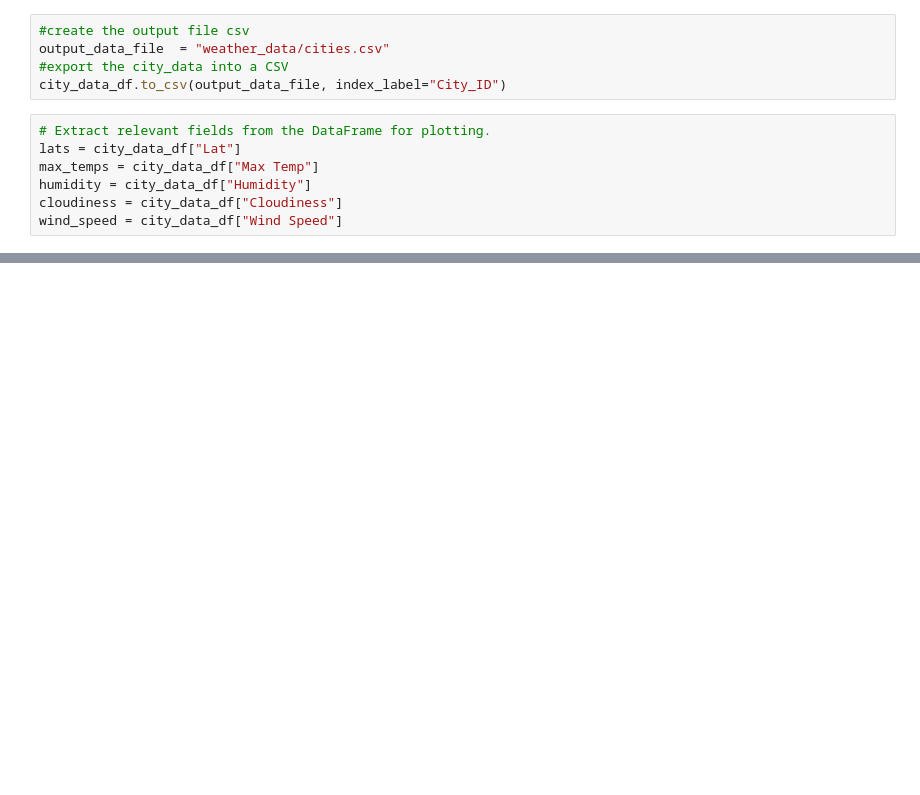
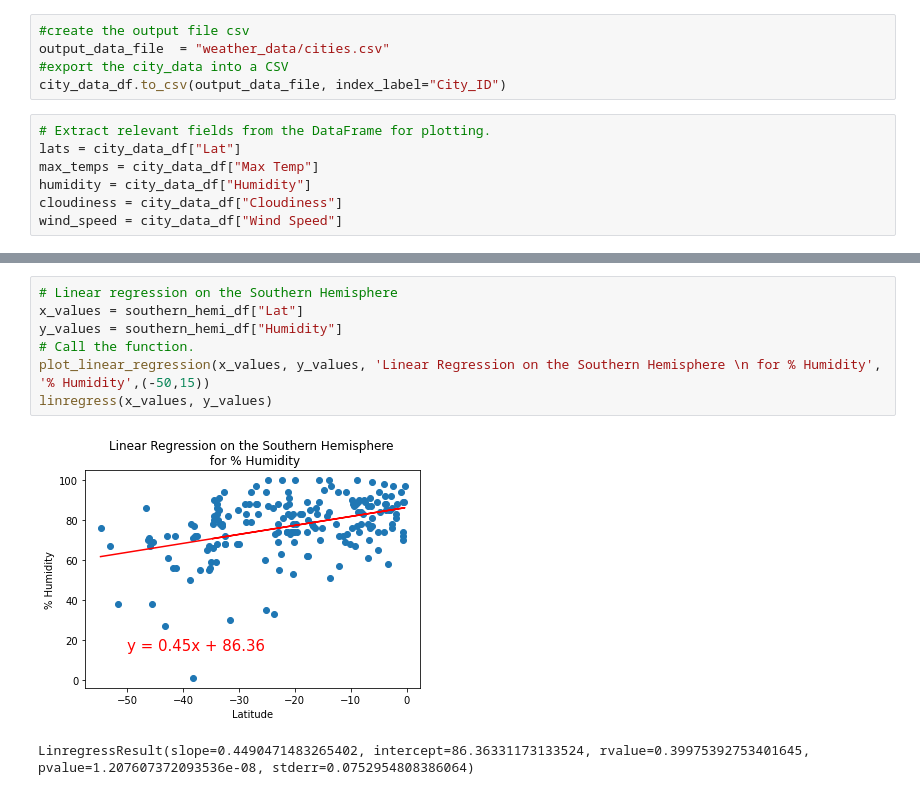
Before and after one commit to mengmeng2702/World_Weather_Analysis, a Jupyter notebook: WeatherPy.ipynb, the cells around one changed output, grey strips where cells are left out. Cells and saved outputs as stored; diff of their text form; blank space fills up the shorter version.

```diff
--- a/WeatherPy.ipynb
+++ b/WeatherPy.ipynb
@@ -249,0 +342,10 @@ plt.show()
+# %%
+# Linear regression on the Southern Hemisphere
+x_values = southern_hemi_df["Lat"]
+y_values = southern_hemi_df["Humidity"]
+# Call the function.
+plot_linear_regression(x_values, y_values, 'Linear Regression on the Southern Hemisphere \n for % Humidity', '% Humidity',(-50,15))
+linregress(x_values, y_values)
+# %% [output]
+[figure, added]
+LinregressResult(slope=0.4490471483265402, intercept=86.36331173133524, rvalue=0.39975392753401645, pvalue=1.207607372093536e-08, stderr=0.0752954808386064)
```
Also changed, not shown: parts of 19 cells of this notebook, 5 other files.
